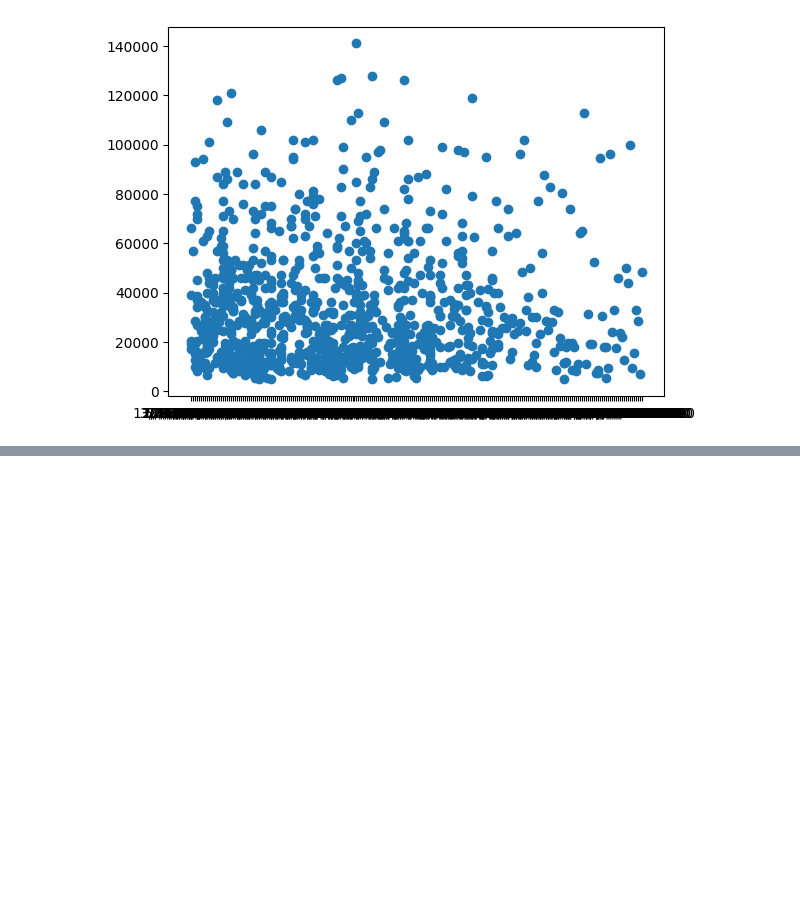
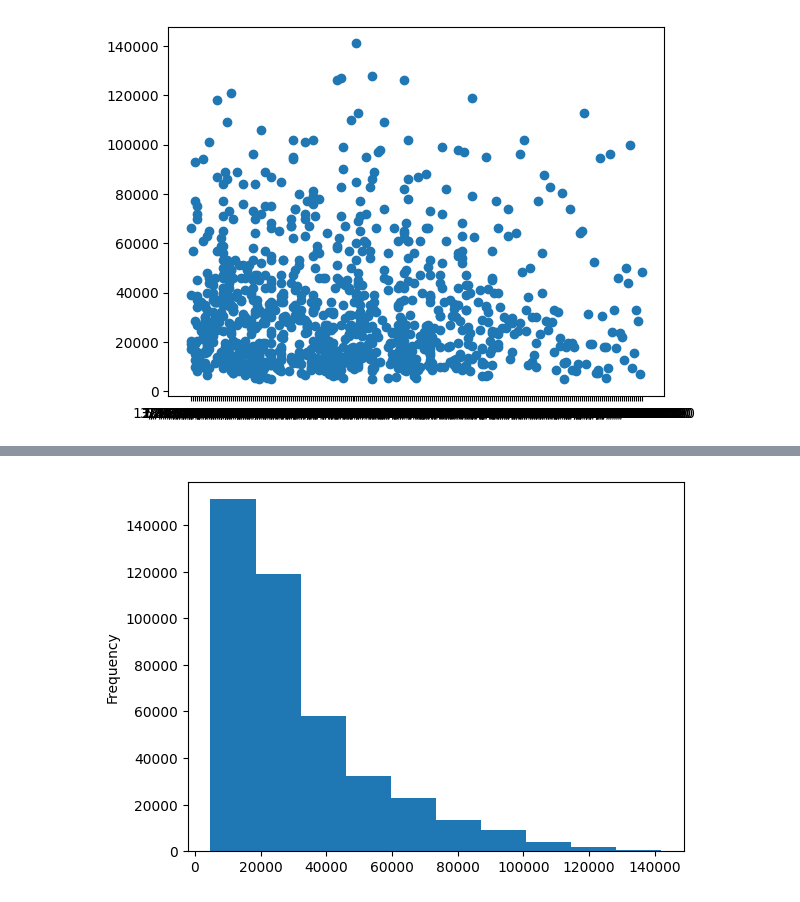
Before and after one commit to muhammadanas0716/Machine-Learning-101, a Jupyter notebook: Predicting Bulldozer Sale Prices/Predicting Bulldozer Prices.ipynb, the cells around one changed output, grey strips where cells are left out. Drawn from its saved outputs; the diff is of its cells as text; code cells hidden in the pictures; blank space fills up the shorter version.

```diff
--- a/Predicting Bulldozer Sale Prices/Predicting Bulldozer Prices.ipynb
+++ b/Predicting Bulldozer Sale Prices/Predicting Bulldozer Prices.ipynb
@@ -108,0 +141,4 @@ dtype: int64
+# %%
+df["SalePrice"].plot.hist();
+# %% [output]
+[figure, added]
```
Also changed, not shown: parts of 4 cells of this notebook.
